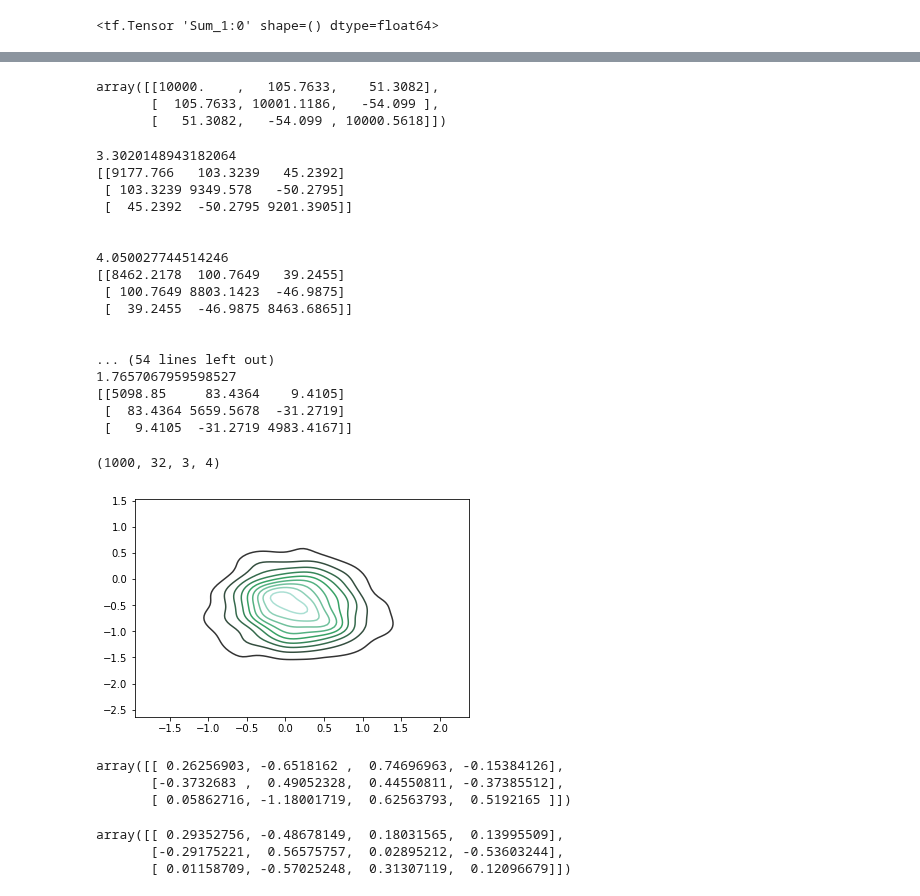
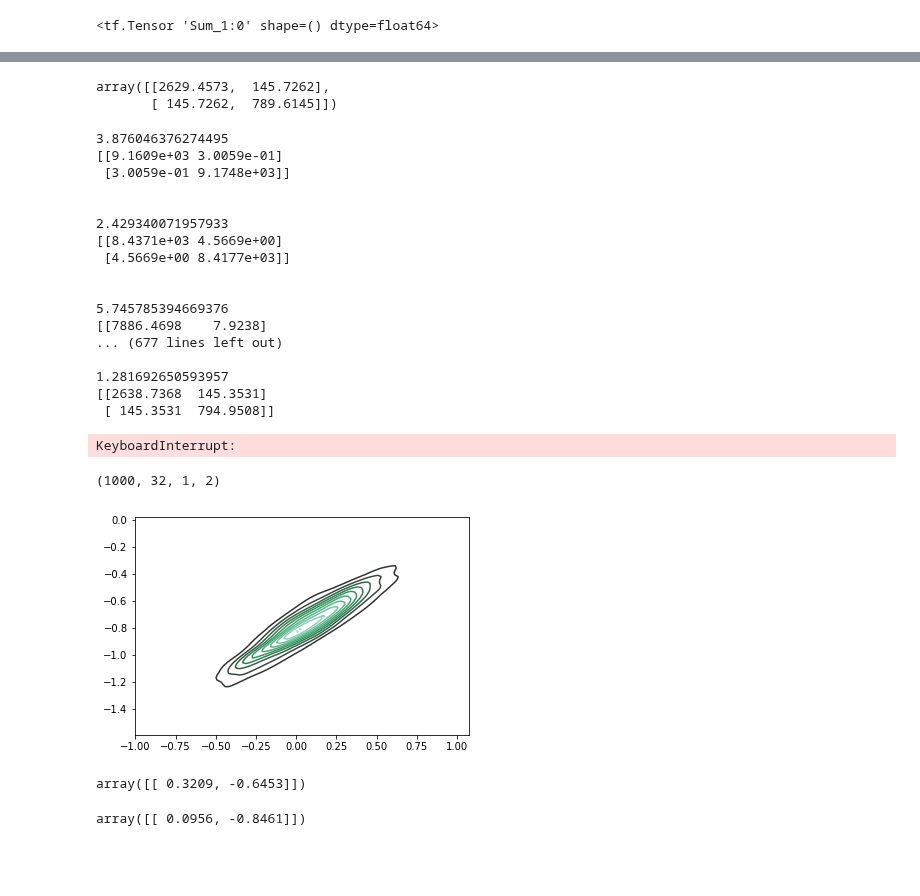
Before and after one commit to npetrenko/real_nvp, a Jupyter notebook: random_walk_no_cov_regr_aux.ipynb, the cells around one changed output, grey strips where cells are left out. Saved outputs shown, nothing was run; the diff lists cells and outputs as text; code cells hidden in the pictures; blank space fills up the shorter version.

```diff
--- a/random_walk_no_cov_regr_aux.ipynb
+++ b/random_walk_no_cov_regr_aux.ipynb
@@ -11,7 +12,7 @@ n = 32
 s1 = 0.01
 m1 = 0.
 s0 = 0.5
-dim = [2,3]
+dim = [1,2]
 
 params = []
 params.append(np.random.normal(size=dim, scale=s0))
@@ -135,9 +136,8 @@ np.set_printoptions(precision=4)
 # %%
 PWalk.inverse_sigma.eval()[:3,:3]
 # %% [output]
-array([[10000.    ,   105.7633,    51.3082],
-       [  105.7633, 10001.1186,   -54.099 ],
-       [   51.3082,   -54.099 , 10000.5618]])
+array([[2629.4573,  145.7262],
+       [ 145.7262,  789.6145]])
 # %%
 %%time
 for _ in range(500):
@@ -147,25 +147,26 @@ for _ in range(500):
     print(PWalk.inverse_sigma.eval()[:3,:3])
     print('\n')
 # %% [output]
-3.3020148943182064
-[[9177.766   103.3239   45.2392]
- [ 103.3239 9349.578   -50.2795]
- [  45.2392  -50.2795 9201.3905]]
+3.876046376274495
+[[9.1609e+03 3.0059e-01]
+ [3.0059e-01 9.1748e+03]]
 
 
-4.050027744514246
-[[8462.2178  100.7649   39.2455]
- [ 100.7649 8803.1423  -46.9875]
- [  39.2455  -46.9875 8463.6865]]
+2.429340071957933
+[[8.4371e+03 4.5669e+00]
+ [4.5669e+00 8.4177e+03]]
 
 
-... (54 lines left out)
-1.7657067959598527
-[[5098.85     83.4364    9.4105]
- [  83.4364 5659.5678  -31.2719]
- [   9.4105  -31.2719 4983.4167]]
+5.745785394669376
+[[7886.4698    7.9238]
+... (677 lines left out)
+
+1.281692650593957
+[[2638.7368  145.3531]
+ [ 145.3531  794.9508]]
+KeyboardInterrupt:
 # %%
-out = tf.reshape(outputs, [n, 3, 4])
+out = tf.reshape(outputs, [n, dim[0], dim[1]])
 # %%
 samples = []
 for _ in range(1000):
@@ -175,22 +176,18 @@ samples = np.array(samples)
 # %%
 samples.shape
 # %% [output]
-(1000, 32, 3, 4)
+(1000, 32, 1, 2)
 # %%
-sns.kdeplot(samples[:,1,2,3], samples[:,1,2,1])
+sns.kdeplot(samples[:,1,0,0], samples[:,10,0,1])
 plt.show()
 # %% [output]
-[figure, old version]
+[figure, new version]
 # %%
 t = 18
 params[t]
 # %% [output]
-array([[ 0.26256903, -0.6518162 ,  0.74696963, -0.15384126],
-       [-0.3732683 ,  0.49052328,  0.44550811, -0.37385512],
-       [ 0.05862716, -1.18001719,  0.62563793,  0.5192165 ]])
+array([[ 0.3209, -0.6453]])
 # %%
 np.mean(samples[:,t], axis=0)
 # %% [output]
-array([[ 0.29352756, -0.48678149,  0.18031565,  0.13995509],
-       [-0.29175221,  0.56575757,  0.02895212, -0.53603244],
-       [ 0.01158709, -0.57025248,  0.31307119,  0.12096679]])
+array([[ 0.0956, -0.8461]])
```
Also changed, not shown: parts of 6 cells of this notebook, 3 other files.
